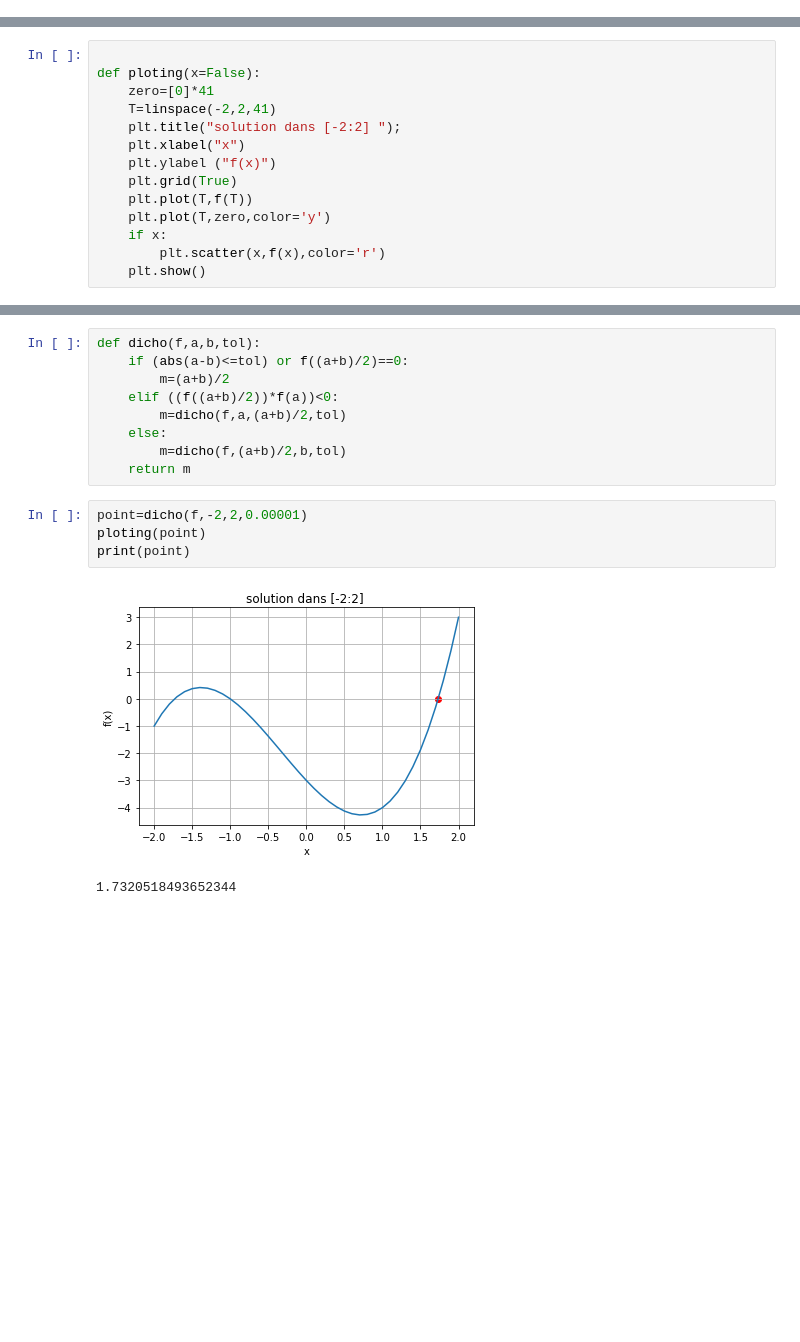
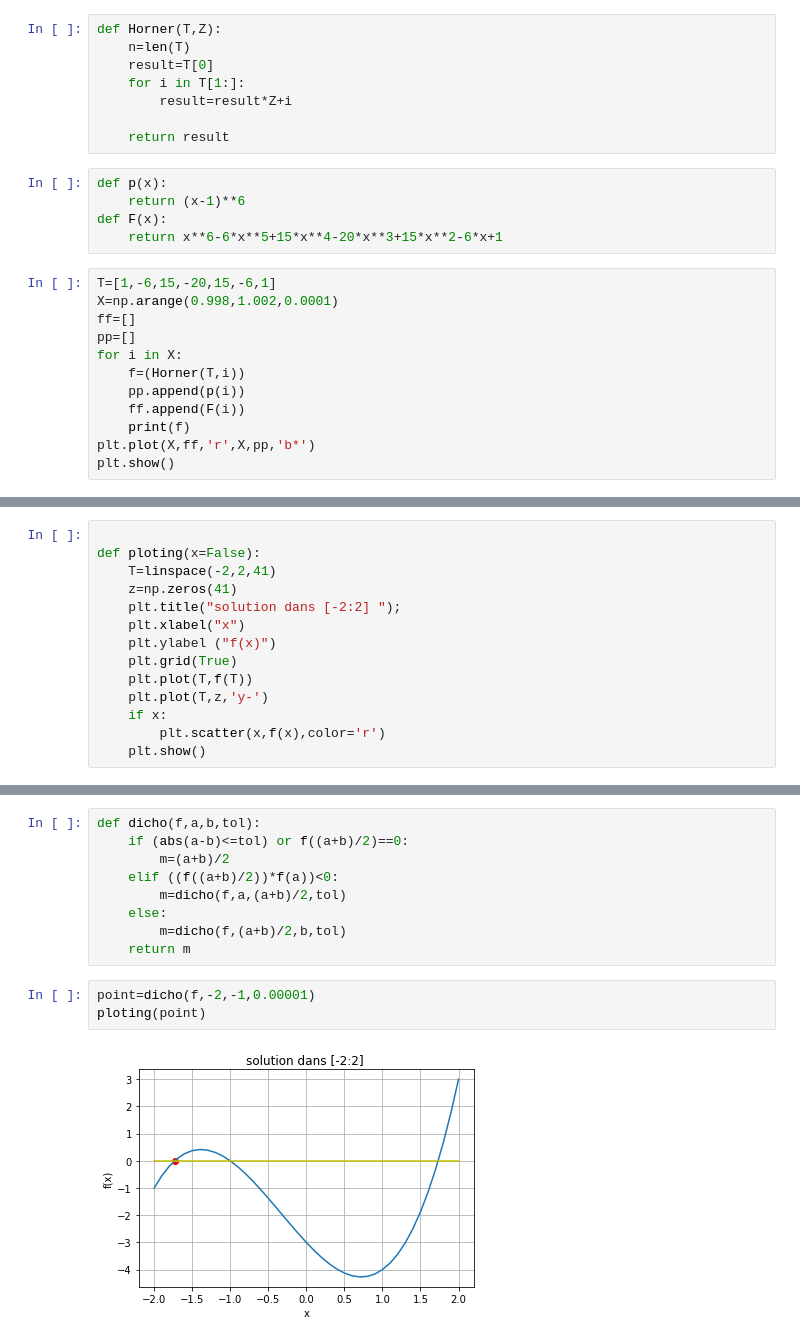
Before and after one commit to Noexperience-Team/Analyse_numeriqueTP, a Jupyter notebook: Analyse_numerique_TP1.ipynb, the cells around one changed output, grey strips where cells are left out. Saved outputs shown, nothing was run; the diff lists cells and outputs as text; blank space fills up the shorter version.

```diff
--- a/Analyse_numerique_TP1.ipynb
+++ b/Analyse_numerique_TP1.ipynb
@@ -5,0 +7,25 @@ from numpy import linspace
+# %%
+def Horner(T,Z):
+    n=len(T)
+    result=T[0]
+    for i in T[1:]:
+        result=result*Z+i
+
+    return result
+# %%
+def p(x):
+    return (x-1)**6
+def F(x):
+    return x**6-6*x**5+15*x**4-20*x**3+15*x**2-6*x+1
+# %%
+T=[1,-6,15,-20,15,-6,1]
+X=np.arange(0.998,1.002,0.0001)
+ff=[]
+pp=[]
+for i in X:
+    f=(Horner(T,i))
+    pp.append(p(i))
+    ff.append(F(i))
+    print(f)
+plt.plot(X,ff,'r',X,pp,'b*')
+plt.show()
@@ -6,14 +51,14 @@ from numpy import linspace
 # %%
 
 def ploting(x=False):
-    zero=[0]*41
     T=linspace(-2,2,41)
+    z=np.zeros(41)
     plt.title("solution dans [-2:2] ");
     plt.xlabel("x")
     plt.ylabel ("f(x)")
     plt.grid(True)
     plt.plot(T,f(T))
-    plt.plot(T,zero,color='y')
+    plt.plot(T,z,'y-')
     if x:
         plt.scatter(x,f(x),color='r')
     plt.show()
@@ -39,9 +84,7 @@ def dicho(f,a,b,tol):
         m=dicho(f,(a+b)/2,b,tol)
     return m
 # %%
-point=dicho(f,-2,2,0.00001)
+point=dicho(f,-2,-1,0.00001)
 ploting(point)
-print(point)
 # %% [output]
-[figure, old version]
+[figure, new version]
-1.7320518493652344
```
Also changed, not shown: parts of 5 cells of this notebook.
